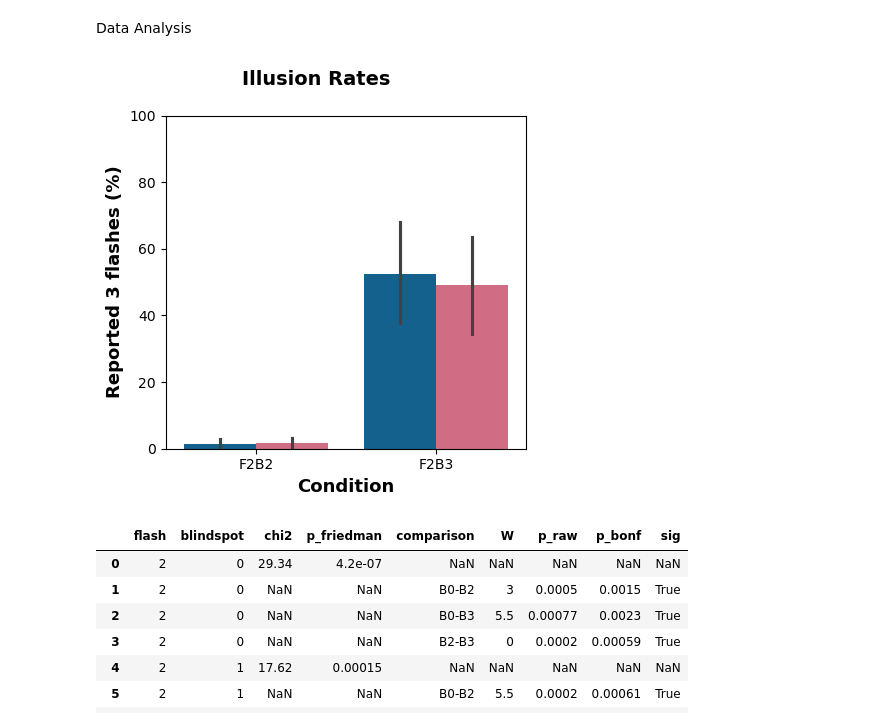
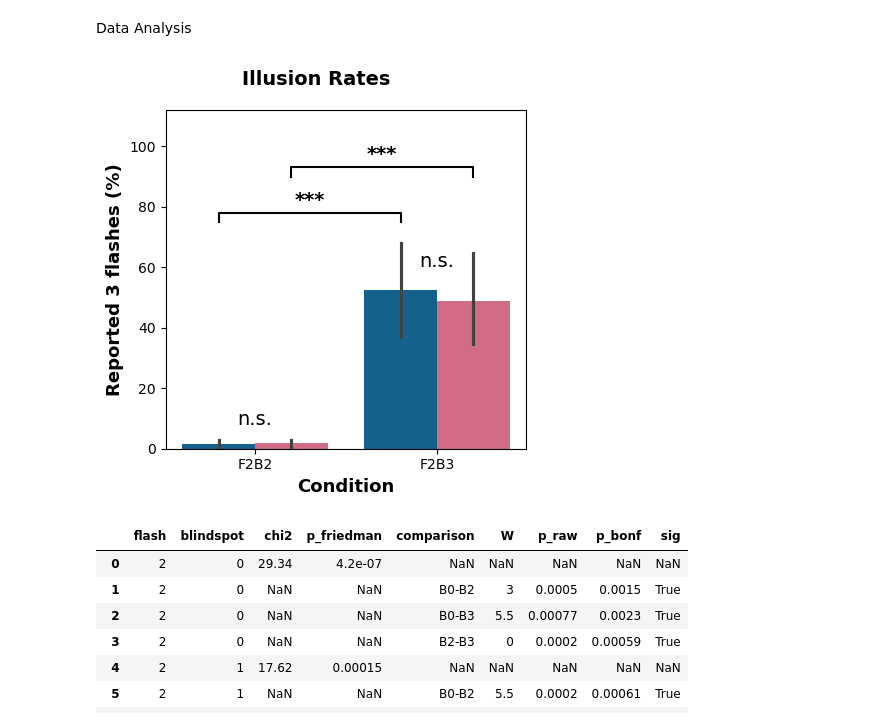
Before and after one commit to chanyca/blindspot-multisensory, a Jupyter notebook: Data/figure_2.ipynb, the cells around one changed output. Cells and saved outputs as stored; diff of their text form; code cells hidden in the pictures.

```diff
--- a/Data/figure_2.ipynb
+++ b/Data/figure_2.ipynb
@@ -473,35 +473,46 @@ report_3_plot_df = (
         reported_3=lambda df: df['response'].eq(3).astype(float)
     )
     .groupby(['subj_id', 'blindspot', 'condition'])['reported_3']
     .mean()
     .mul(100)
     .reset_index(name='reported_3_pct')
 )
 
 fig, ax = plt.subplots(1, 1, figsize=(4.5, 4.5))
 
 sns.barplot(
     data=report_3_plot_df,
     x='condition',
     y='reported_3_pct',
     hue='blindspot',
     order=['F2B2', 'F2B3'],
     hue_order=[0, 1],
     palette=custom_palette,
     ax=ax,
     legend=False,
 )
 
 ax.set_xlabel('Condition', fontsize=axis_fontsize, fontweight='bold')
 ax.set_ylabel('Reported 3 flashes (%)', fontsize=axis_fontsize, fontweight='bold')
-ax.set_ylim(0, 100)
+ax.set_ylim(0, 112)
 ax.set_yticks(np.arange(0, 101, 20))
+
+def add_sig_bracket(ax, x1, x2, y, h=3, text='***'):
+    ax.plot([x1, x1, x2, x2], [y, y + h, y + h, y], lw=1.5, c='black', clip_on=False)
+    ax.text((x1 + x2) / 2, y + h + 1, text, ha='center', va='bottom', fontsize=14, fontweight='bold')
+
+hue_offset = 0.2
+add_sig_bracket(ax, 0 - hue_offset, 1 - hue_offset, 75)
+add_sig_bracket(ax, 0 + hue_offset, 1 + hue_offset, 90)
+
+ax.text(x=0, y=8, s='n.s.', fontsize=14, ha='center')
+ax.text(x=1, y=60, s='n.s.', fontsize=14, ha='center')
 
 fig.suptitle('Illusion Rates', fontsize=14, fontweight='bold')
 fig.tight_layout()
 plt.show()
 # %% [output]
-[figure, old version]
+[figure, new version]
 # %%
 """
 Accuracy
```
Also changed, not shown: 1 other file.
